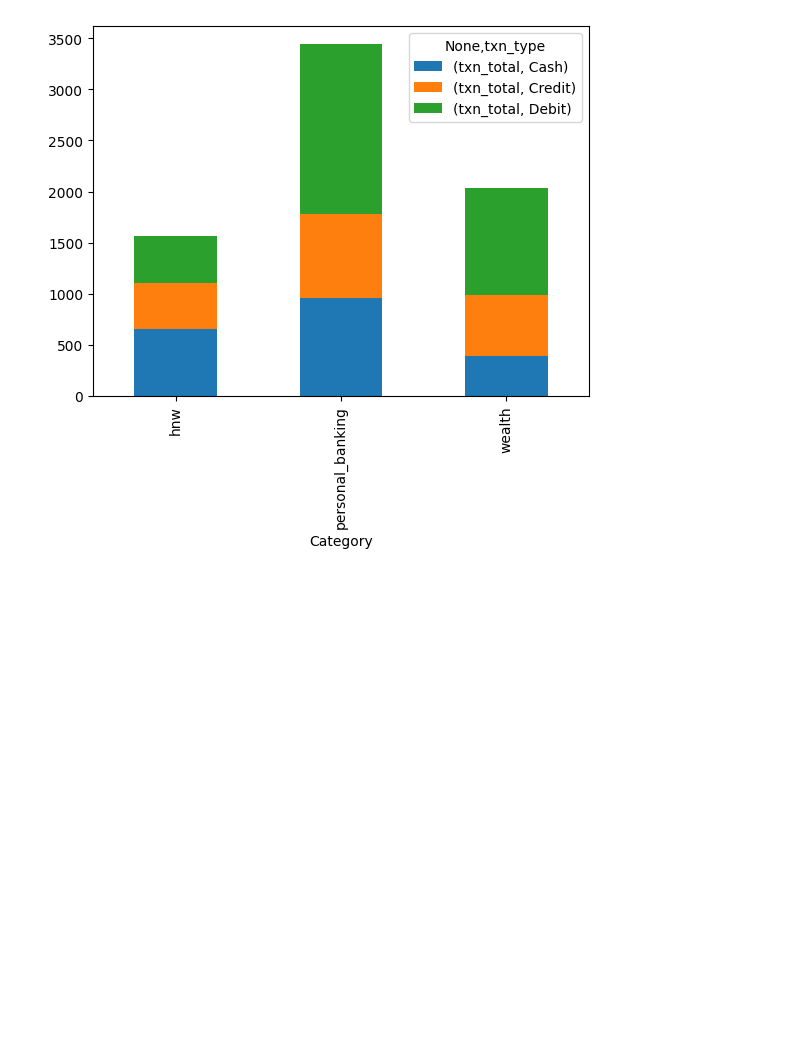
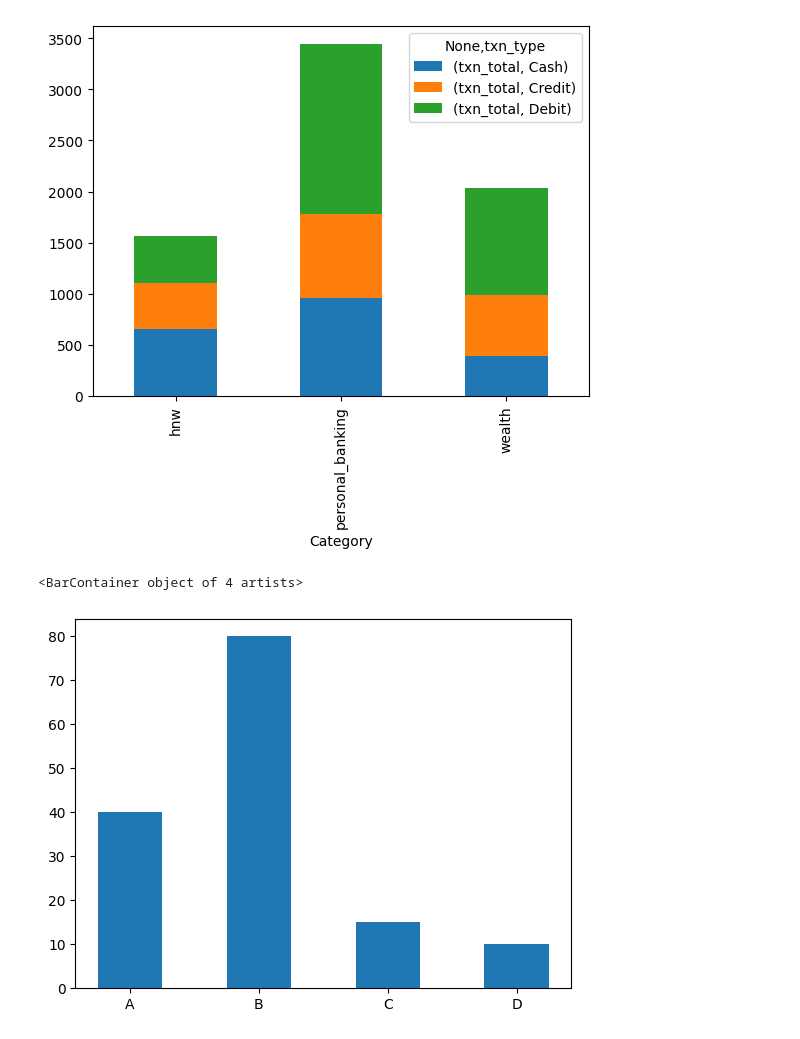
Before and after one commit to PrajwalLuitel/lambton_college_assessments, a Jupyter notebook: data_visualization/class_practice/week2.ipynb, the cells around one changed output. Cells and saved outputs as stored; diff of their text form; code cells hidden in the pictures; blank space fills up the shorter version.

Commit message:
bar plots and grouped bar plots

```diff
--- a/data_visualization/class_practice/week2.ipynb
+++ b/data_visualization/class_practice/week2.ipynb
@@ -110,3 +110,8 @@ double_grouped.plot(kind="bar", stacked=True)
 # %% [output]
 <Axes: xlabel='Category'>
 [figure]
+# %%
+plt.bar(['A', 'B', 'C', 'D'], [40, 80, 15, 10], width = 0.5)
+# %% [output]
+<BarContainer object of 4 artists>
+[figure, added]
```
Also changed, not shown: parts of 5 cells of this notebook.
